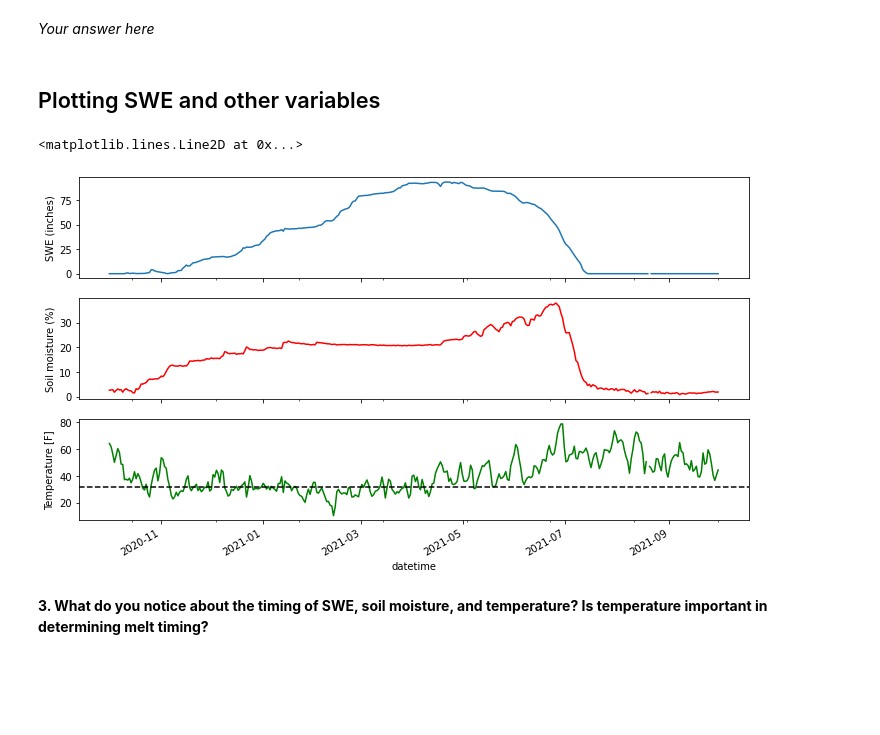
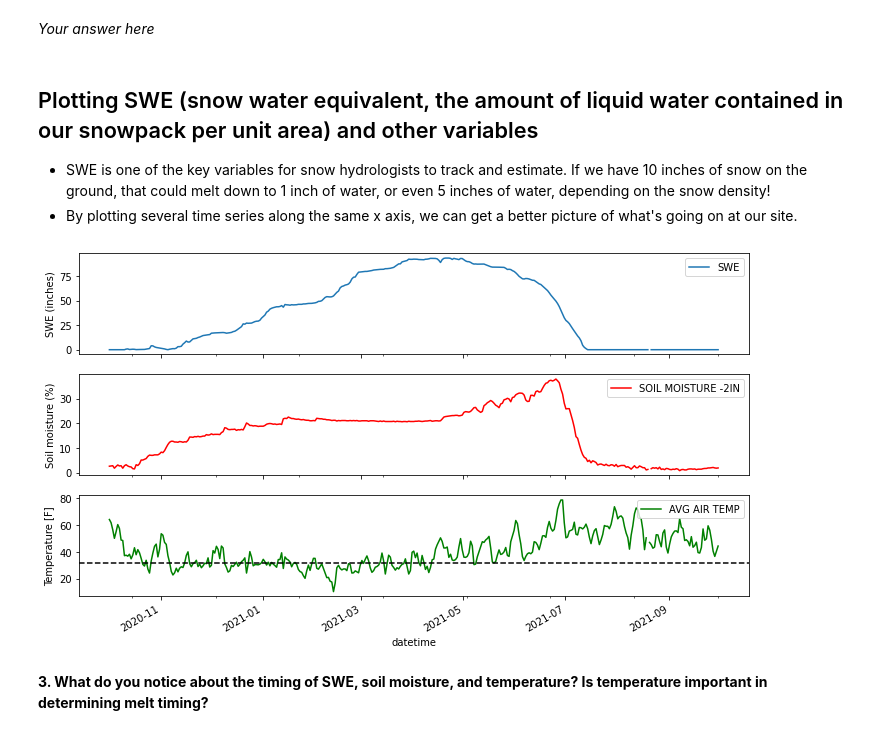
Before and after one commit to egagli/seasonal_snow_hs, a Jupyter notebook: assignment.ipynb, the cells around one changed output. Cells and saved outputs as stored; diff of their text form; code cells hidden in the pictures; blank space fills up the shorter version.

```diff
--- a/assignment.ipynb
+++ b/assignment.ipynb
@@ -67,21 +67,22 @@ df.head()
 # %% [markdown]
 *Your answer here*
 # %% [markdown]
-## Plotting SWE and other variables
+## Plotting SWE (snow water equivalent, the amount of liquid water contained in our snowpack per unit area) and other variables
+* SWE is one of the key variables for snow hydrologists to track and estimate. If we have 10 inches of snow on the ground, that could melt down to 1 inch of water, or even 5 inches of water, depending on the snow density!
+* By plotting several time series along the same x axis, we can get a better picture of what's going on at our site.
 # %%
 f,ax=plt.subplots(3,1,figsize=(12,7),sharex=True)
 df["SWE"].plot(ax=ax[0])
 ax[0].set_ylabel("SWE (inches)")
 ax[1].set_ylabel("Soil moisture (%)")
 ax[2].set_ylabel("Temperature [F]")
 df["SOIL MOISTURE -2IN"].plot(ax=ax[1],color='red')
 df["AVG AIR TEMP"].plot(ax=ax[2],color='green')
 ax[2].axhline(y=32,color='black',linestyle='--')
-#for axs in ax:
-#    axs.legend()
+for axs in ax:
+    axs.legend(loc="upper right")
 # %% [output]
-<matplotlib.lines.Line2D at 0x...>
-[figure, old version]
+[figure, new version]
 # %% [markdown]
 **3. What do you notice about the timing of SWE, soil moisture, and temperature? Is temperature important in determining melt timing?**
 # %% [markdown]
```
Also changed, not shown: parts of 13 cells of this notebook, 1 other file.
